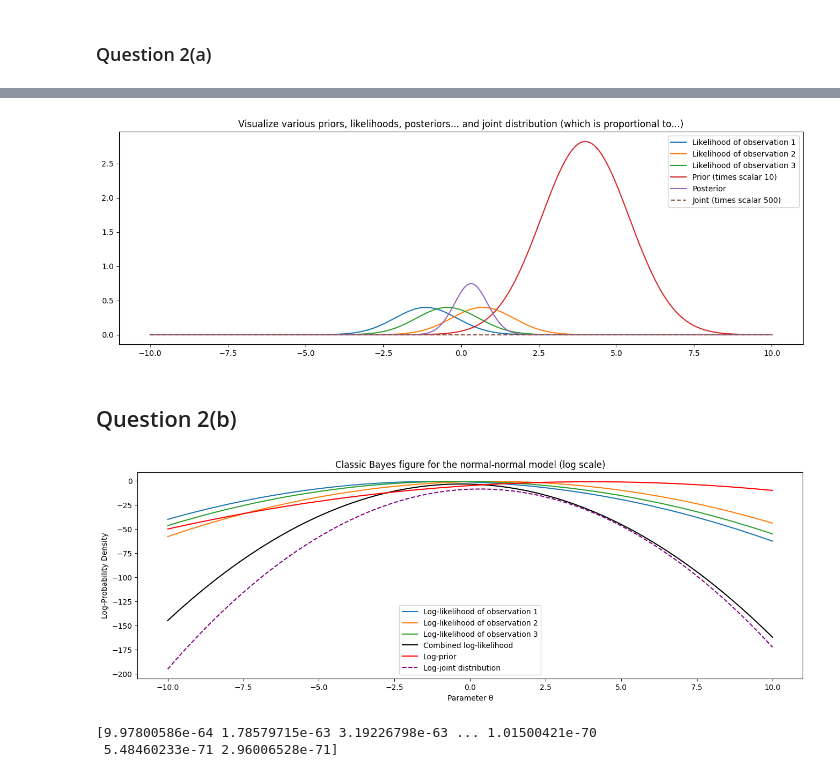
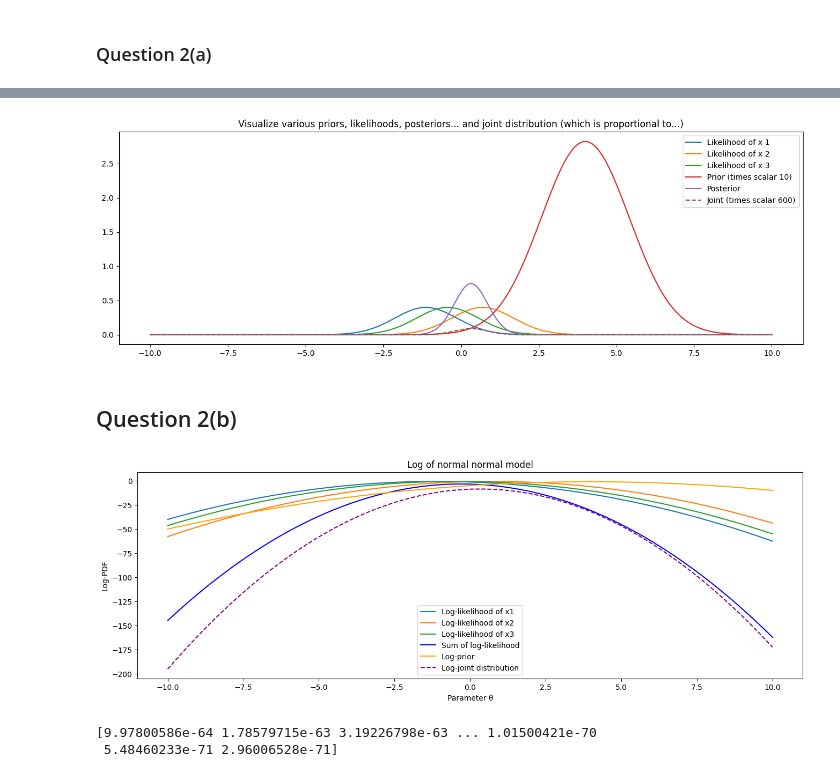
Before and after one commit to shininiya/STA365, a Jupyter notebook: STA365_HW2.ipynb, the cells around one changed output, grey strips where cells are left out. Cells and saved outputs as stored; diff of their text form; code cells hidden in the pictures.

```diff
--- a/STA365_HW2.ipynb
+++ b/STA365_HW2.ipynb
@@ -12,33 +20,33 @@ n = 3
 
 x = stats.norm(loc=0, scale=1).rvs(n)
 theta_0, tau = 4, 1/2
-#Set up for the grid
+
 parameter_domain = np.linspace(-10, 10, 1001)
-# Then, for each observation, we can do a likelihood calculation
+# Then, for each observation, we can do a likelihood calculation, since there are three different likelihood, then we can generate likelihoods to sum them.
 likelihoods = [stats.norm.pdf(parameter_domain, loc=xi, scale=1) for xi in x]
 
 
-# Prior distribution
+# Based on professor's slide, we can generate the prior distribution
 prior = stats.norm(loc=theta_0, scale=1/tau**0.5).pdf(parameter_domain)
 
-# Joint distribution for the visualization (elementwise multiplication of likelihood and prior)
-joint = 500 * np.prod(likelihood, axis=0) * prior
+# Based on professor's slide, we can generate the jioint distribution, I set the value of c into 600
+joint = 600 * np.prod(likelihoods, axis=0) * prior
 
-# Posterior distribution
+# Based on professor's slide, we can generate the posterior distribution, set the pdf into our parameter domain
 posterior = stats.norm(loc=(tau*theta_0 + x.sum()) / (tau + n), scale=1 / (tau + n)**0.5).pdf(parameter_domain)
 
-# Plotting
+
 plt.figure(figsize=(16, 5))
 
-# Plot individual likelihoods for each observation
+# For visualization, we can draw out the likehoods individually
 for i, individual_likelihood in enumerate(likelihoods):
-    plt.plot(parameter_domain, individual_likelihood, label=f"Likelihood of observation {i+1}")
+    plt.plot(parameter_domain, individual_likelihood, label=f"Likelihood of x {i+1}")
 
 
-# Plot other distributions
+# Next, we can draw out the prior, posterior and joint seperately.
 plt.plot(parameter_domain, 10*prior, label="Prior (times scalar 10)")
 plt.plot(parameter_domain, posterior, label="Posterior")
-plt.plot(parameter_domain, joint, linestyle="--", label="Joint (times scalar 500)")
+plt.plot(parameter_domain, joint, linestyle="--", label="Joint (times scalar 600)")
 
 # Adding legend and title
 plt.legend()
@@ -47,57 +55,57 @@ plt.title("Visualize various priors, likelihoods, posteriors... and joint distri
 # Show plot
 plt.show()
 # %% [output]
-[figure, old version]
+[figure, new version]
 # %% [markdown]
 ## Question 2(b)
 # %%
 
-import numpy as np
-from scipy import stats
-import matplotlib.pyplot as plt
 
-# Parameters from the normal-normal model
-n = 3  # Number of observations
-theta_0, tau = 4, 1/2  # Hyperparameters for the prior
-phi = 1  # Precision for the likelihood (assuming sigma^2 = 1 for simplicity)
+
+#State the observation number
+n = 3
+#Based on professor's slife, we can set theta0 equals to 4 and tau equals to 1/2
+theta_0, tau = 4, 1/2
+#Since we need to set a number for phi, we can assume that the value of sigma square is equal to 1, which is phi
+phi = 1
 
 # Parameter domain for theta
 parameter_domain = np.linspace(-10, 10, 1001)
 
-# Log-likelihood for each observation
+# Then, for each observation, we generate a log_likelihood calculation, since there are three different likelihood, then we can generate likelihoods to sum them.
 log_likelihoods = np.array([stats.norm.logpdf(xi, loc=parameter_domain, scale=1/phi**0.5) for xi in x])
 
-# Summing log-likelihoods for all observations to get the combined log-likelihood
-combined_log_likelihood = log_likelihoods.sum(axis=0)
+# Combine all of the log likelihood together, so we can get the sum of them.
+sum_of_log_likelihood = log_likelihoods.sum(axis=0)
 
-# Log-prior distribution
+# Based on professor's slide, we can generate the log prior distribution
 log_prior = stats.norm.logpdf(parameter_domain, loc=theta_0, scale=1/tau**0.5)
 
-# Log of the joint distribution (log-likelihood + log-prior)
-log_joint = combined_log_likelihood + log_prior
+# For the log of joint distribution, we can just simply add the sum of log likelihood and log prior together.
+log_joint = sum_of_log_likelihood + log_prior
 
-# Plotting
+
 plt.figure(figsize=(16, 5))
 
-# Plotting the log-likelihoods for each observation
+# For visualization, we can draw out the log likehoods individually, and luckly, the shape matched with professor's office hour description!
 for i, log_likelihood in enumerate(log_likelihoods):
-    plt.plot(parameter_domain, log_likelihood, label=f"Log-likelihood of observation {i+1}")
+    plt.plot(parameter_domain, log_likelihood, label=f"Log-likelihood of x{i+1}")
 
-# Plotting the combined log-likelihood, log-prior, and log-joint distributions
-plt.plot(parameter_domain, combined_log_likelihood, label="Combined log-likelihood", color='black')
-plt.plot(parameter_domain, log_prior, label="Log-prior", color='red')
+# Next, we can draw out the prior, posterior and joint seperately.
+plt.plot(parameter_domain, sum_of_log_likelihood, label="Sum of log-likelihood", color='blue')
+plt.plot(parameter_domain, log_prior, label="Log-prior", color='orange')
 plt.plot(parameter_domain, log_joint, label="Log-joint distribution", color='purple', linestyle='--')
 
 # Adding legend and title
 plt.legend()
-plt.title("Classic Bayes figure for the normal-normal model (log scale)")
+plt.title("Log of normal normal model")
 plt.xlabel("Parameter θ")
-plt.ylabel("Log-Probability Density")
+plt.ylabel("Log-PDF")
 
 # Show plot without log scale due to negative log probabilities
 plt.show()
 # %% [output]
-[figure, old version]
+[figure, new version]
 # %%
 # %% [output]
 [9.97800586e-64 1.78579715e-63 3.19226798e-63 ... 1.01500421e-70
```
Also changed, not shown: parts of 3 cells of this notebook.
